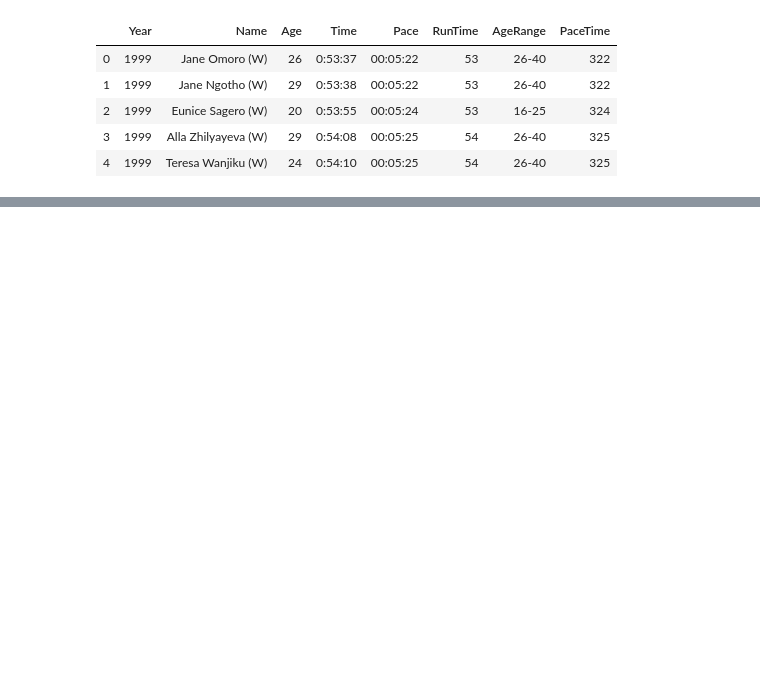
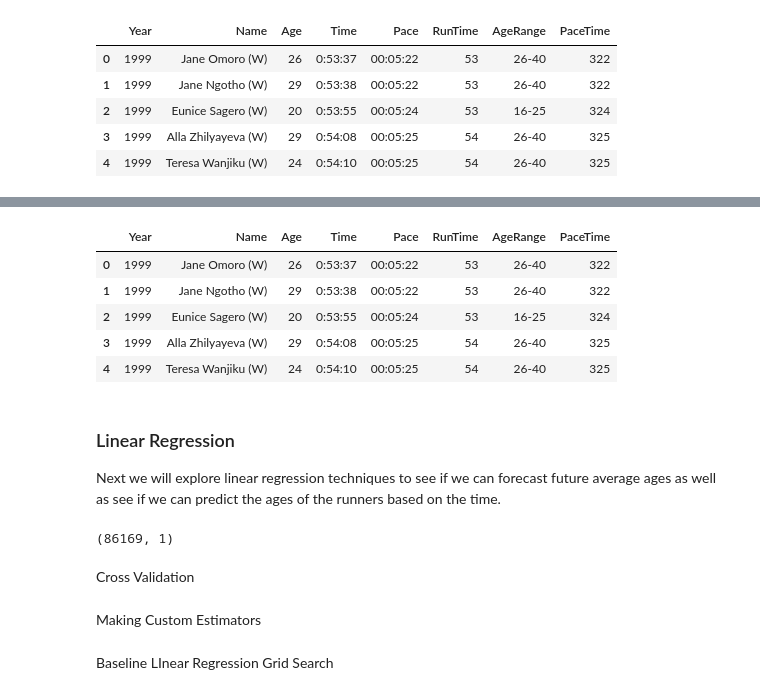
Before and after one commit to dhyanshah/MS7333_QTW, a Jupyter notebook: Case4/Python/CherryBlossomNotebook_Dhyan.ipynb, the cells around one changed output, grey strips where cells are left out. Saved outputs shown, nothing was run; the diff lists cells and outputs as text; code cells hidden in the pictures; blank space fills up the shorter version.

```diff
--- a/Case4/Python/CherryBlossomNotebook_Dhyan.ipynb
+++ b/Case4/Python/CherryBlossomNotebook_Dhyan.ipynb
@@ -423,3 +421,31 @@ plt.xlabel('Age (years)')
 # %% [output]
 Text(0.5, 0, 'Age (years)')
 [figure]
+# %%
+df1.head()
+# %% [output]
+|  | Year | Name | Age | Time | Pace | RunTime | AgeRange | PaceTime |
+| 0 | 1999 | Jane Omoro (W) | 26 | 0:53:37 | 00:05:22 | 53 | 26-40 | 322 |
+| 1 | 1999 | Jane Ngotho (W) | 29 | 0:53:38 | 00:05:22 | 53 | 26-40 | 322 |
+| 2 | 1999 | Eunice Sagero (W) | 20 | 0:53:55 | 00:05:24 | 53 | 16-25 | 324 |
+| 3 | 1999 | Alla Zhilyayeva (W) | 29 | 0:54:08 | 00:05:25 | 54 | 26-40 | 325 |
+| 4 | 1999 | Teresa Wanjiku (W) | 24 | 0:54:10 | 00:05:25 | 54 | 26-40 | 325 |
+# %% [markdown]
+### Linear Regression
+
+Next we will explore linear regression techniques to see if we can forecast future average ages as well as see if we can predict the ages of the runners based on the time.
+# %%
+#separating input data into two parts X (features) and Y (target)
+features = ['Year', 'RunTime', 'PaceTime']
+
+X = df1[features].copy()
+
+#This makes our model's coefficients take on the same scale for accurate feature importance analysis
+#Notice we scaled the data before the cross validation
+
+Y= df1[['Age']].copy()
+Y.shape
+# %% [output]
+(86169, 1)
+# %% [markdown]
+Cross Validation
@@ -425,0 +518,2 @@ Text(0.5, 0, 'Age (years)')
+# %% [markdown]
+Making Custom Estimators
@@ -425,0 +531,2 @@ Text(0.5, 0, 'Age (years)')
+# %% [markdown]
+Baseline LInear Regression Grid Search
```
Also changed, not shown: parts of 48 cells of this notebook.
